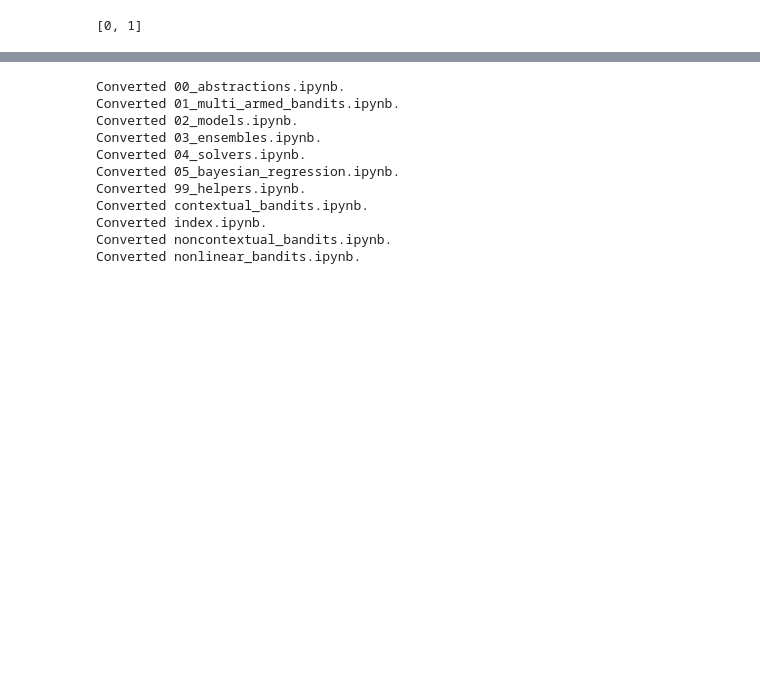
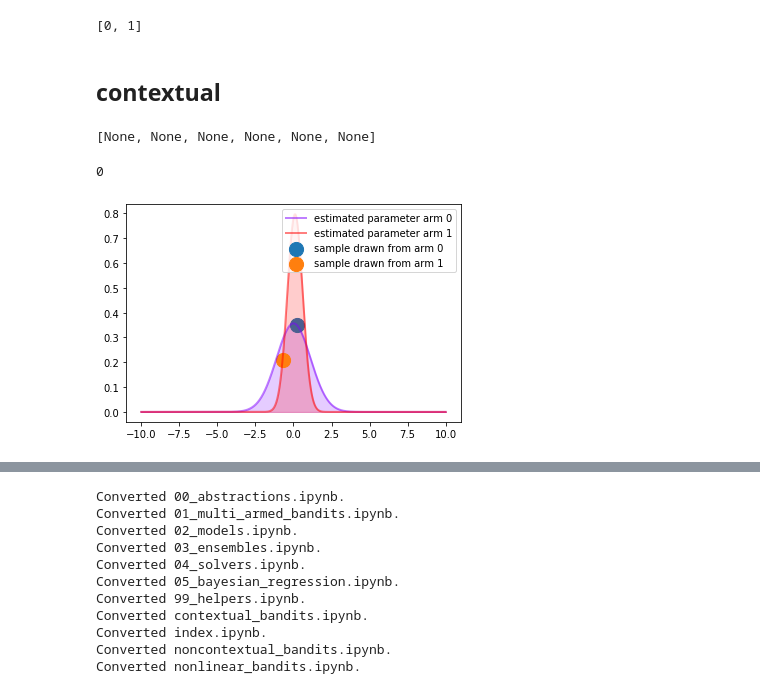
Before and after one commit to wooohoooo/thompson_sampling, a Jupyter notebook: 04_solvers.ipynb, the cells around one changed output, grey strips where cells are left out. Saved outputs shown, nothing was run; the diff lists cells and outputs as text; code cells hidden in the pictures; blank space fills up the shorter version.

Commit message:
added gaussian universal contextual sampler

```diff
--- a/04_solvers.ipynb
+++ b/04_solvers.ipynb
@@ -705,3 +705,5 @@ gcb.plot_params()
 [i for i in range(gcb.num_options)]
 # %% [output]
 [0, 1]
+# %% [markdown]
+## contextual
@@ -707,0 +758,17 @@ gcb.plot_params()
+# %%
+arm0 = 0
+arm1 = 1
+theta = [0.1, 1.9]
+noise = 0.0
+
+
+contexts = [10,-10,-1,9.5,-9,1]
+
+[gucs.update(arm1, context, contextual_numerical_bandit(context = np.array(context),choice = arm1, theta = theta, noise = noise)) for context in contexts]
+# %% [output]
+[None, None, None, None, None, None]
+# %%
+gcs.choose_arm_and_plot(1)
+# %% [output]
+0
+[figure, added]
```
Also changed, not shown: parts of 4 cells of this notebook.
